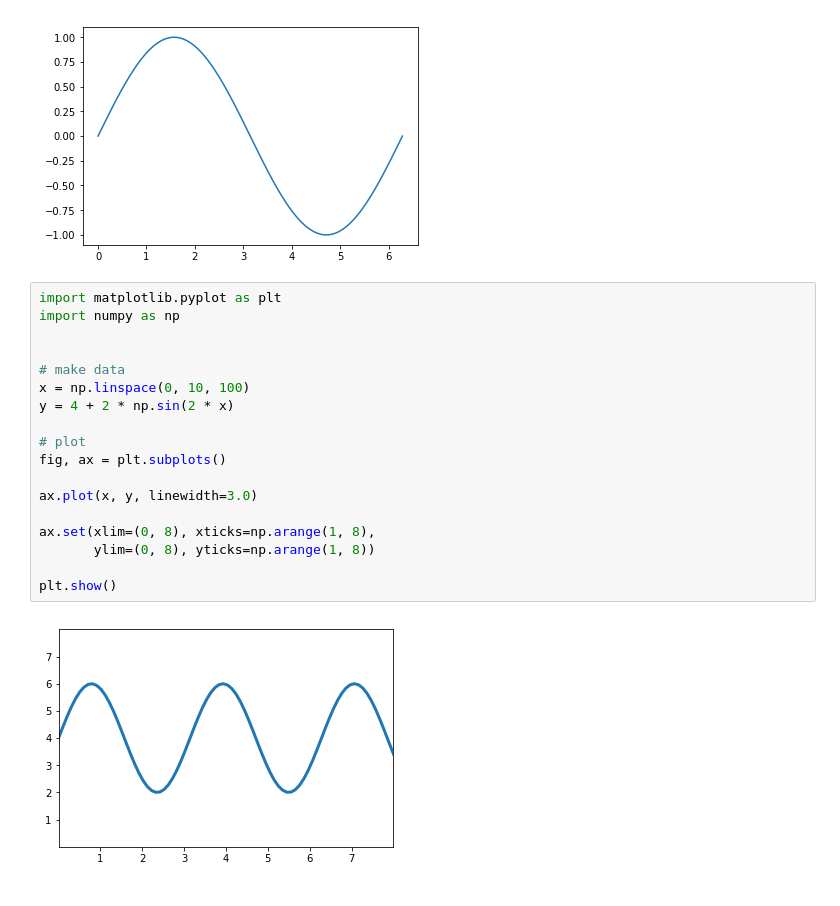
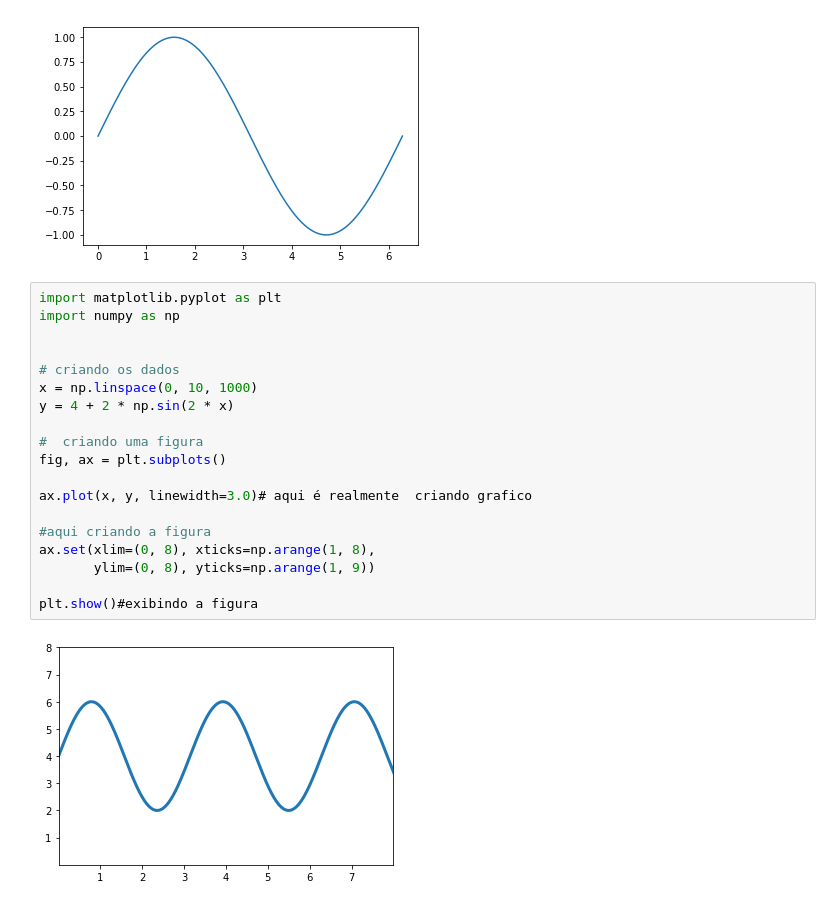
Before and after one commit to kiraDarthur/pandas-numpy, a Jupyter notebook: Matplotlib.ipynb, the cells around one changed output. Drawn from its saved outputs; the diff is of its cells as text.

```diff
--- a/Matplotlib.ipynb
+++ b/Matplotlib.ipynb
@@ -30,20 +30,21 @@ plt.show()
 # %%
 import matplotlib.pyplot as plt
 import numpy as np
 
 
-# make data
-x = np.linspace(0, 10, 100)
+# criando os dados
+x = np.linspace(0, 10, 1000)
 y = 4 + 2 * np.sin(2 * x)
 
-# plot
+#  criando uma figura
 fig, ax = plt.subplots()
 
-ax.plot(x, y, linewidth=3.0)
+ax.plot(x, y, linewidth=3.0)# aqui é realmente  criando grafico
 
+#aqui criando a figura
 ax.set(xlim=(0, 8), xticks=np.arange(1, 8),
-       ylim=(0, 8), yticks=np.arange(1, 8))
+       ylim=(0, 8), yticks=np.arange(1, 9))
 
-plt.show()
+plt.show()#exibindo a figura
 # %% [output]
-[figure, old version]
+[figure, new version]
```
